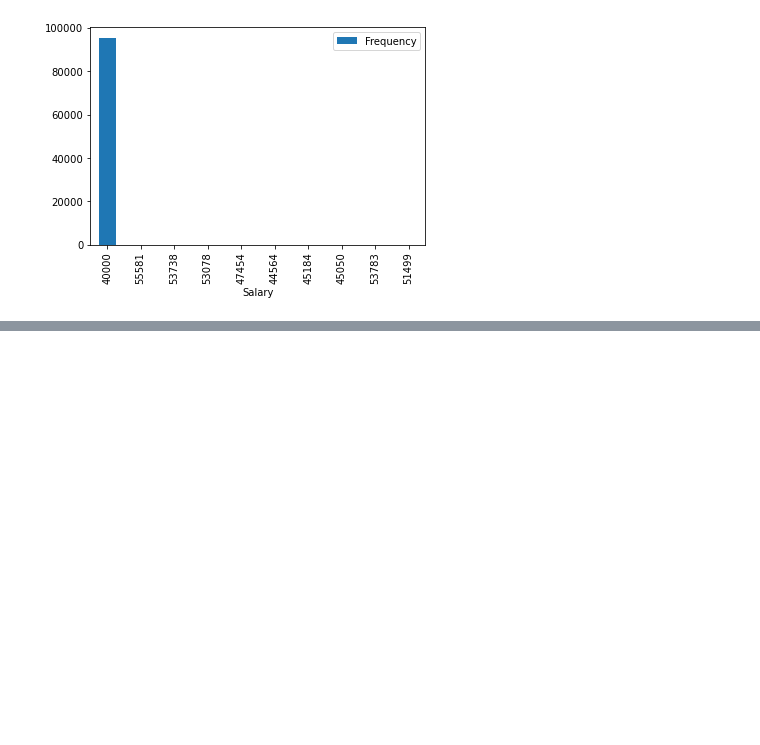
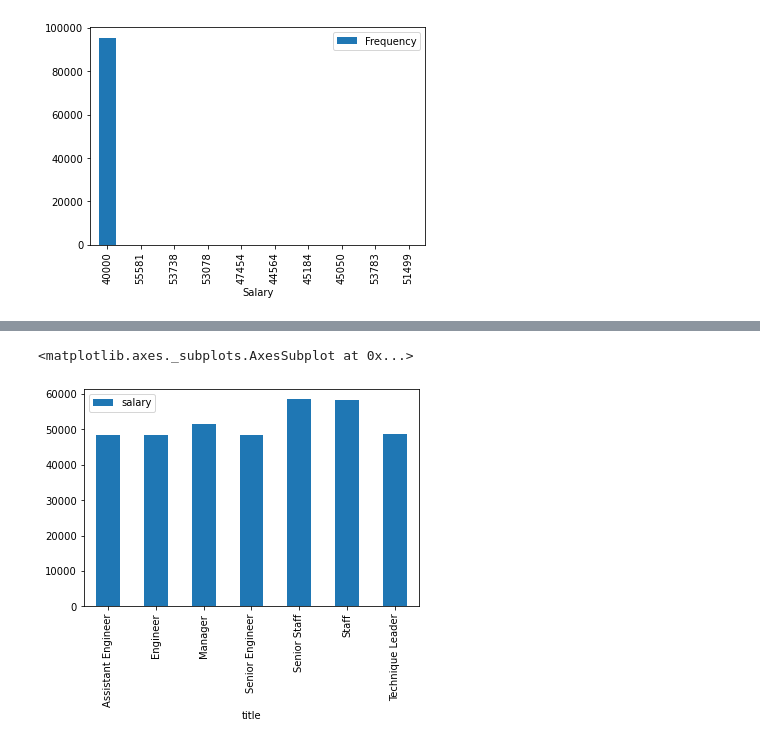
Before and after one commit to cmagnotta/sql-challenge, a Jupyter notebook: EmployeeSQL/pewlett_hackard.ipynb, the cells around one changed output, grey strips where cells are left out. Saved outputs shown, nothing was run; the diff lists cells and outputs as text; code cells hidden in the pictures; blank space fills up the shorter version.

```diff
--- a/EmployeeSQL/pewlett_hackard.ipynb
+++ b/EmployeeSQL/pewlett_hackard.ipynb
@@ -143,2 +202,2 @@ def doQuery(titles): # READ
 # %%
-theThirddFrame = pd.read_sql_query("SELECT * FROM titles", engine)
+queryAverage = pd.read_sql_query("SELECT * FROM average", engine)
@@ -146,0 +220,5 @@ theThirddFrame
+# %%
+#I am going to do a groupby of title and average the salary.
+
+averageBar = queryAverage.groupby('title')['salary'].mean()
+averageBar
@@ -146,0 +235,3 @@ theThirddFrame
+# %%
+averageBarDF = pd.DataFrame(averageBar)
+averageBarDF
@@ -146,0 +248,8 @@ theThirddFrame
+# %%
+averageBarDF.plot.bar(y='salary')
+#This shows that Assistant Engineer, Engineer and Senior Engineer all make the same, or close to it, on average.
+#Also Staff and Senior Staff make the same, too.
+#Pretty sure that's not the way things would be.
+# %% [output]
+<matplotlib.axes._subplots.AxesSubplot at 0x...>
+[figure, added]
```
Also changed, not shown: parts of 28 cells of this notebook.
